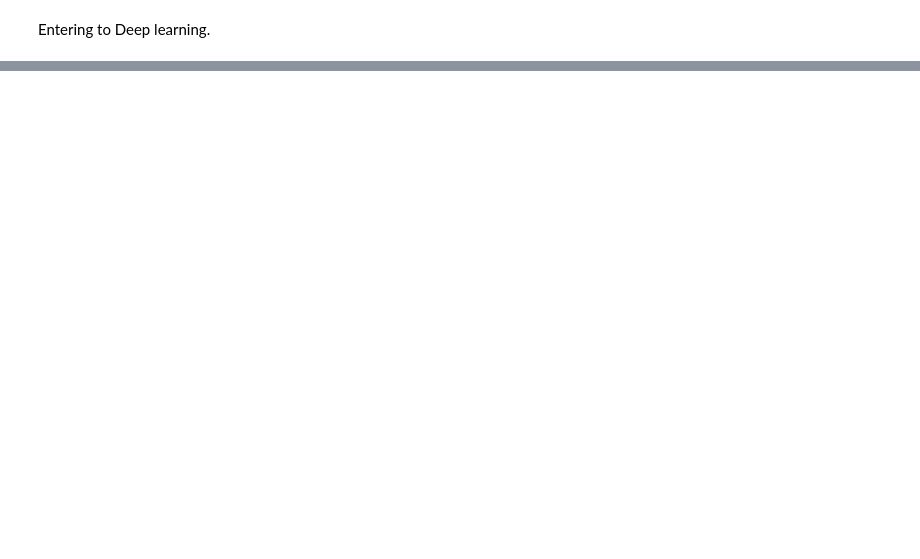
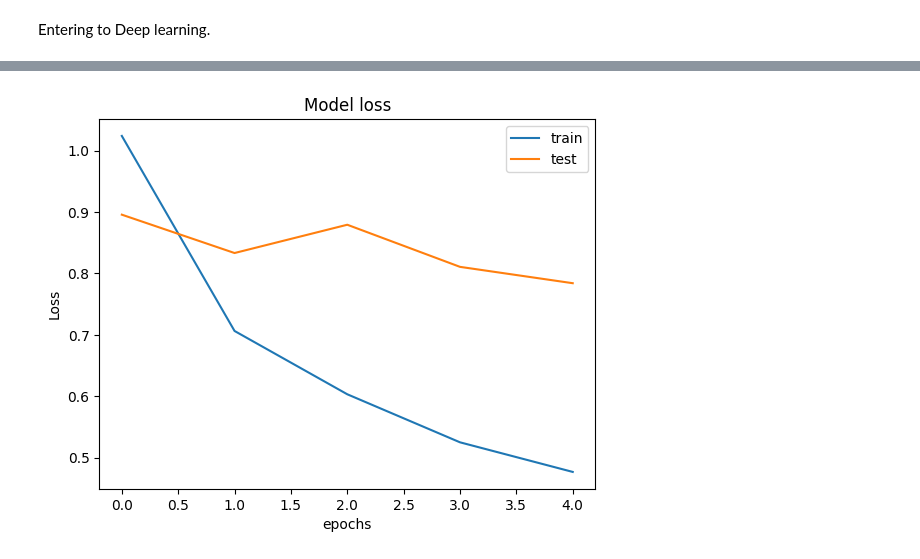
Before and after one commit to Harikrishh123/Audio_processing, a Jupyter notebook: project.ipynb, the cells around one changed output, grey strips where cells are left out. Cells and saved outputs as stored; diff of their text form; code cells hidden in the pictures; blank space fills up the shorter version.

```diff
--- a/project.ipynb
+++ b/project.ipynb
@@ -259,0 +265,11 @@ Epoch 5/5
+# %%
+%matplotlib inline
+plt.plot(model_hisotry.history["loss"])
+plt.plot(model_hisotry.history["val_loss"])
+plt.xlabel("epochs")
+plt.ylabel("Loss")
+plt.legend(["train", "test"], loc= "best")
+plt.title("Model loss")
+plt.show()
+# %% [output]
+[figure, added]
```
Also changed, not shown: parts of 40 cells of this notebook, 12 other files.
